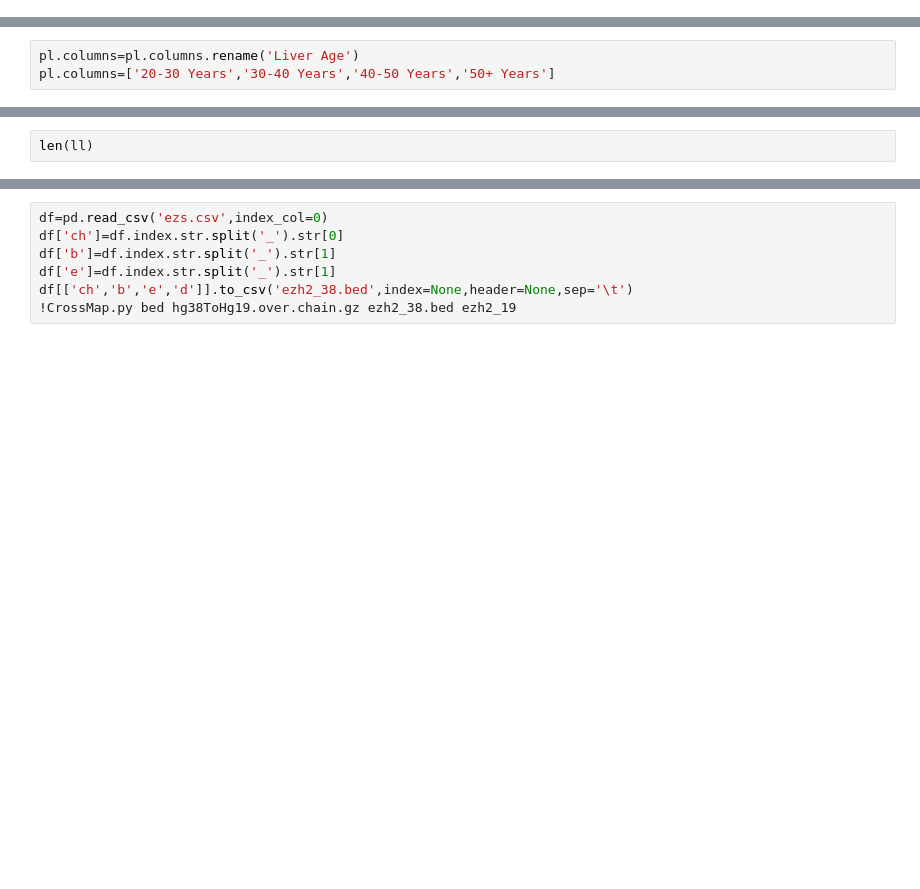
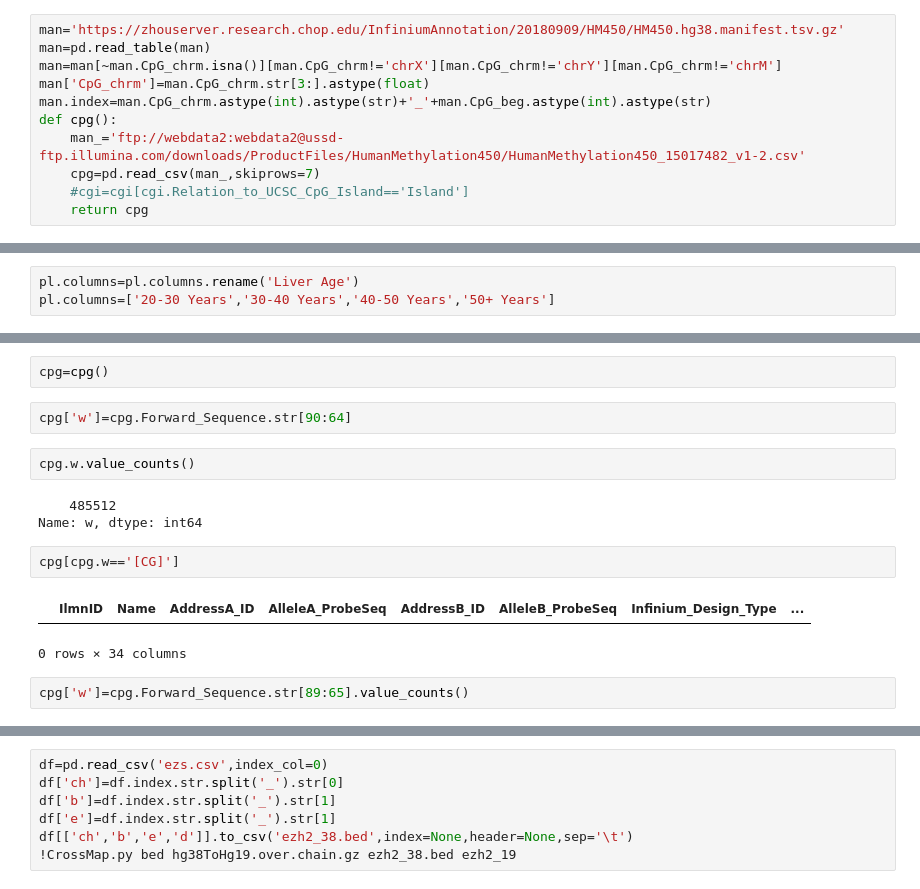
Before and after one commit to moqri/aging_2021, a Jupyter notebook: index/index-Copy1.ipynb, the cells around one changed output, grey strips where cells are left out. Drawn from its saved outputs; the diff is of its cells as text; blank space fills up the shorter version.

```diff
--- a/index/index-Copy1.ipynb
+++ b/index/index-Copy1.ipynb
@@ -111,0 +120,11 @@ def merge_dfs():
+# %%
+man='https://zhouserver.research.chop.edu/InfiniumAnnotation/20180909/HM450/HM450.hg38.manifest.tsv.gz'
+man=pd.read_table(man)
+man=man[~man.CpG_chrm.isna()][man.CpG_chrm!='chrX'][man.CpG_chrm!='chrY'][man.CpG_chrm!='chrM']
+man['CpG_chrm']=man.CpG_chrm.str[3:].astype(float)
+man.index=man.CpG_chrm.astype(int).astype(str)+'_'+man.CpG_beg.astype(int).astype(str)
+def cpg():
+    man_='ftp://webdata2:webdata2@ussd-ftp.illumina.com/downloads/ProductFiles/HumanMethylation450/HumanMethylation450_15017482_v1-2.csv'
+    cpg=pd.read_csv(man_,skiprows=7)
+    #cgi=cgi[cgi.Relation_to_UCSC_CpG_Island=='Island']
+    return cpg
@@ -288,2 +290,16 @@ ax=sns.lineplot(data=pls,dashes=False,hue_order=['50+ Years','40-50 Years','30-4
-# %%
-len(ll)
+# %%
+cpg=cpg()
+# %%
+cpg['w']=cpg.Forward_Sequence.str[90:64]
+# %%
+cpg.w.value_counts()
+# %% [output]
+    485512
+Name: w, dtype: int64
+# %%
+cpg[cpg.w=='[CG]']
+# %% [output]
+|  | IlmnID | Name | AddressA_ID | AlleleA_ProbeSeq | AddressB_ID | AlleleB_ProbeSeq | Infinium_Design_Type | ... |
+0 rows × 34 columns
+# %%
+cpg['w']=cpg.Forward_Sequence.str[89:65].value_counts()
```
Also changed, not shown: parts of 38 cells of this notebook.
